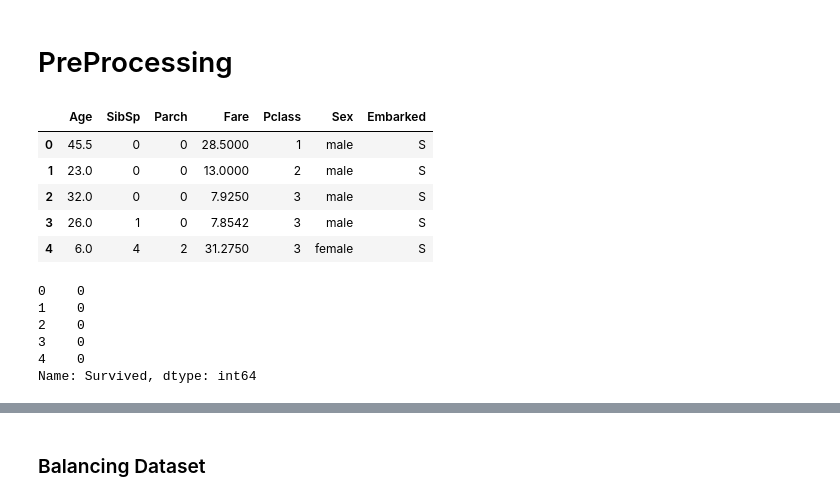
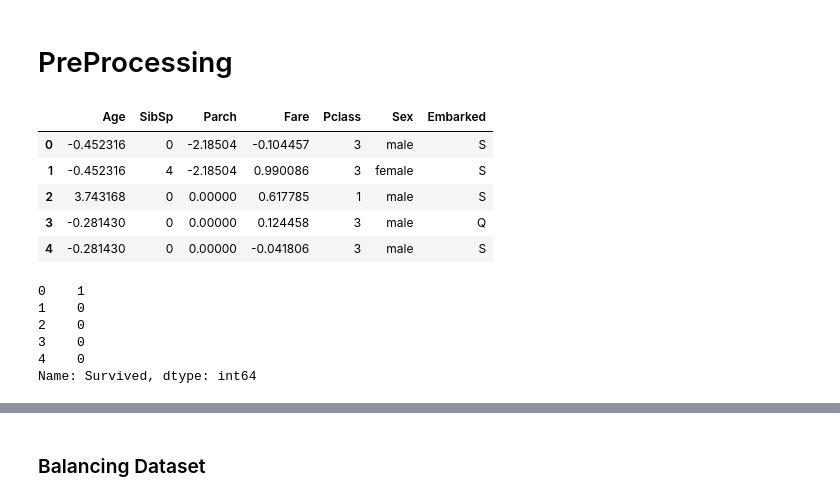
Before and after one commit to cruz-marco/titanic_kaggle, a Jupyter notebook: titanic-run.ipynb, the cells around one changed output, grey strips where cells are left out. Drawn from its saved outputs; the diff is of its cells as text; code cells hidden in the pictures.

```diff
--- a/titanic-run.ipynb
+++ b/titanic-run.ipynb
@@ -169,7 +170,7 @@ train[train['Fare']>100]
 #### Segregating some passengers
 # %%
 #creating a function to segregate people into an age label
-def age(agenum):
+def age_lbl(agenum):
     try:
         agenum = int(np.floor(agenum))
         ages = {
@@ -186,7 +187,7 @@ def age(agenum):
         return np.nan
 
 #creating a new feature using the function
-train['AgeName'] = train['Age'].apply(age)
+train['AgeName'] = train['Age'].apply(age_lbl)
 
 #grouping by sex and survival
 sexgrp = train.groupby('Sex')\
@@ -251,7 +252,7 @@ display(sexgrp.sort_values('% surv', ascending=False),
 age_median = int(train['Age'].median())
 train['Age'] = train['Age'].fillna(age_median)
 # %%
-train['AgeName'] = train['Age'].apply(age)
+train['AgeName'] = train['Age'].apply(age_lbl)
 
 sexgrp = train.groupby('Sex')\
 .agg({
@@ -376,3 +436,9 @@ memory usage: 106.8+ KB
+# %%
+X_transf_nums = pd.DataFrame()
+X_transf_nums['Age'] = train['Age'].apply(lambda x: np.tan(x))
+X_transf_nums['SibSp'] =  train['SibSp']
+X_transf_nums['Parch'] = train['Parch'].apply(lambda x: np.tan(x))
+X_transf_nums['Fare'] = train['Fare'].apply(lambda x: np.cos(x))
 # %% [markdown]
 # Defining Variables
 # %%
@@ -392,25 +457,25 @@ train.shape
 # %% [markdown]
 # PreProcessing
 # %%
-X = train[[*numeric_vars, *categoric_vars]].copy()
+X = pd.merge(X_transf_nums, train[categoric_vars],left_index= True, right_index=True)
 y = train[target]
 # %%
-X_train, X_test, y_train, y_test = train_test_split(X, y, test_size=0.2, random_state=r_state)
+X_train, X_test, y_train, y_test = train_test_split(X, y, test_size=0.1, random_state=r_state)
 
 X_train =X_train.reset_index(drop=True)
 X_test = X_test.reset_index(drop=True)
 y_train = y_train.reset_index(drop=True)
 y_test = y_test.reset_index(drop=True)
 
 display(X_train.head(), y_train.head())
 # %% [output]
 |  | Age | SibSp | Parch | Fare | Pclass | Sex | Embarked |
-| 0 | 45.5 | 0 | 0 | 28.5000 | 1 | male | S |
-| 1 | 23.0 | 0 | 0 | 13.0000 | 2 | male | S |
-| 2 | 32.0 | 0 | 0 | 7.9250 | 3 | male | S |
-| 3 | 26.0 | 1 | 0 | 7.8542 | 3 | male | S |
-| 4 | 6.0 | 4 | 2 | 31.2750 | 3 | female | S |
+| 0 | -0.452316 | 0 | -2.18504 | -0.104457 | 3 | male | S |
+| 1 | -0.452316 | 4 | -2.18504 | 0.990086 | 3 | female | S |
+| 2 | 3.743168 | 0 | 0.00000 | 0.617785 | 1 | male | S |
+| 3 | -0.281430 | 0 | 0.00000 | 0.124458 | 3 | male | Q |
+| 4 | -0.281430 | 0 | 0.00000 | -0.041806 | 3 | male | S |
-0    0
+0    1
 1    0
 2    0
 3    0
```
Also changed, not shown: parts of 31 cells of this notebook.
